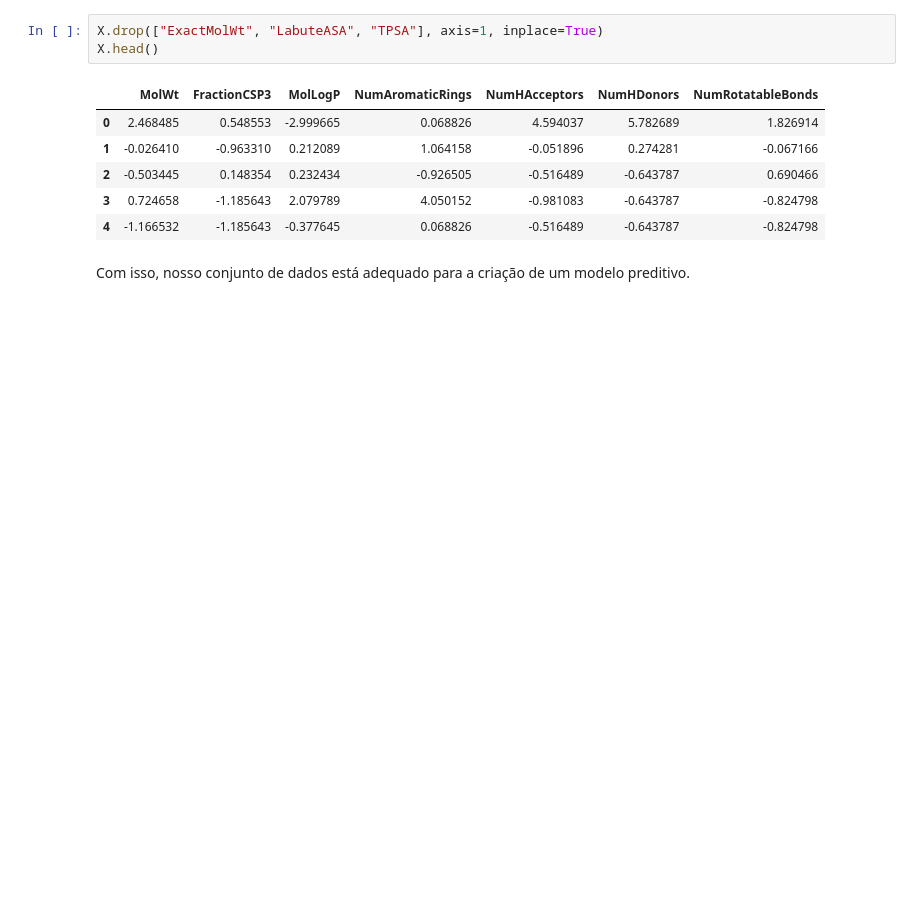
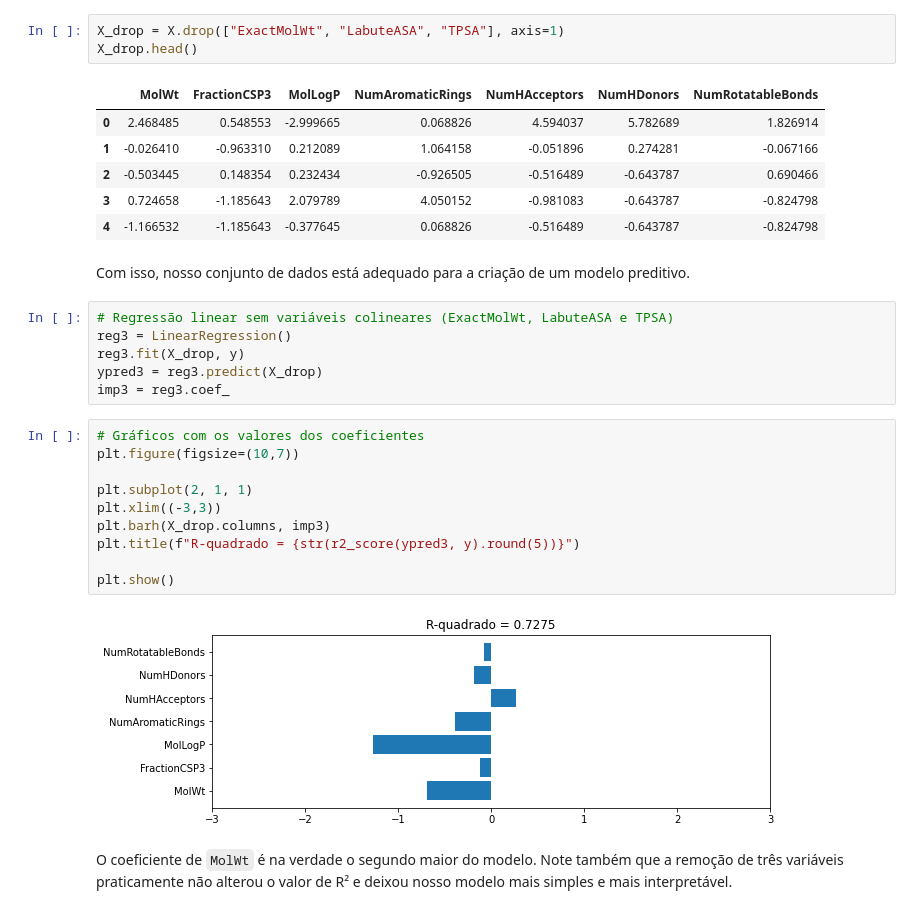
Before and after one commit to rflameiro/Python_e_Quiminformatica, a Jupyter notebook: Quiminformatica/Removendo descritores colineares.ipynb, the cells around one changed output. Cells and saved outputs as stored; diff of their text form; blank space fills up the shorter version.

```diff
--- a/Quiminformatica/Removendo descritores colineares.ipynb
+++ b/Quiminformatica/Removendo descritores colineares.ipynb
@@ -116,8 +118,8 @@ r2 (módulo) entre as variáveis NumHAcceptors e TPSA = 0.897
 # %% [markdown]
 Verificamos que existem algumas variáveis altamente correlacionadas. Dessa forma, podemos remover `ExactMolWt` e `LabuteASA`, já que são colineares com `MolWt`, e `TPSA`, que é correlacionada com `NumHAcceptors`.
 # %%
-X.drop(["ExactMolWt", "LabuteASA", "TPSA"], axis=1, inplace=True)
-X.head()
+X_drop = X.drop(["ExactMolWt", "LabuteASA", "TPSA"], axis=1)
+X_drop.head()
 # %% [output]
 |  | MolWt | FractionCSP3 | MolLogP | NumAromaticRings | NumHAcceptors | NumHDonors | NumRotatableBonds |
 | 0 | 2.468485 | 0.548553 | -2.999665 | 0.068826 | 4.594037 | 5.782689 | 1.826914 |
@@ -127,3 +129,23 @@ X.head()
 | 4 | -1.166532 | -1.185643 | -0.377645 | 0.068826 | -0.516489 | -0.643787 | -0.824798 |
 # %% [markdown]
 Com isso, nosso conjunto de dados está adequado para a criação de um modelo preditivo.
+# %%
+# Regressão linear sem variáveis colineares (ExactMolWt, LabuteASA e TPSA)
+reg3 = LinearRegression()
+reg3.fit(X_drop, y)
+ypred3 = reg3.predict(X_drop)
+imp3 = reg3.coef_
+# %%
+# Gráficos com os valores dos coeficientes
+plt.figure(figsize=(10,7))
+
+plt.subplot(2, 1, 1)
+plt.xlim((-3,3))
+plt.barh(X_drop.columns, imp3)
+plt.title(f"R-quadrado = {str(r2_score(ypred3, y).round(5))}")
+
+plt.show()
+# %% [output]
+[figure, added]
+# %% [markdown]
+O coeficiente de `MolWt` é na verdade o segundo maior do modelo. Note também que a remoção de três variáveis praticamente não alterou o valor de R² e deixou nosso modelo mais simples e mais interpretável.
```
Also changed, not shown: parts of 14 cells of this notebook.
